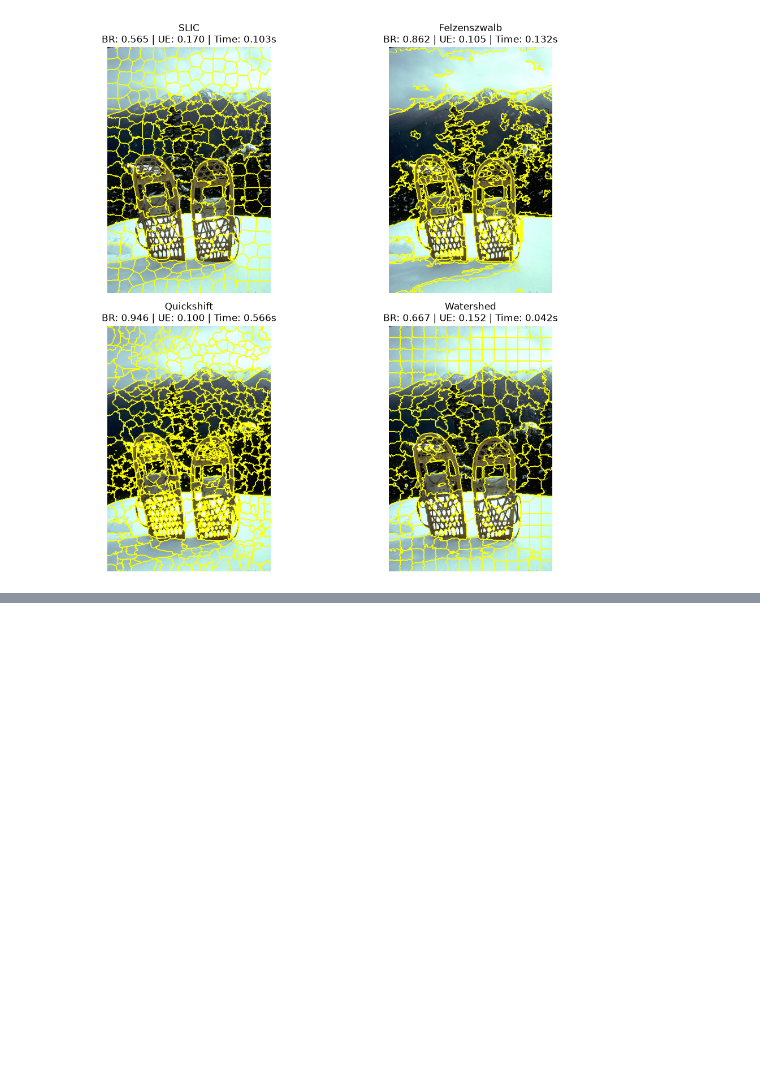
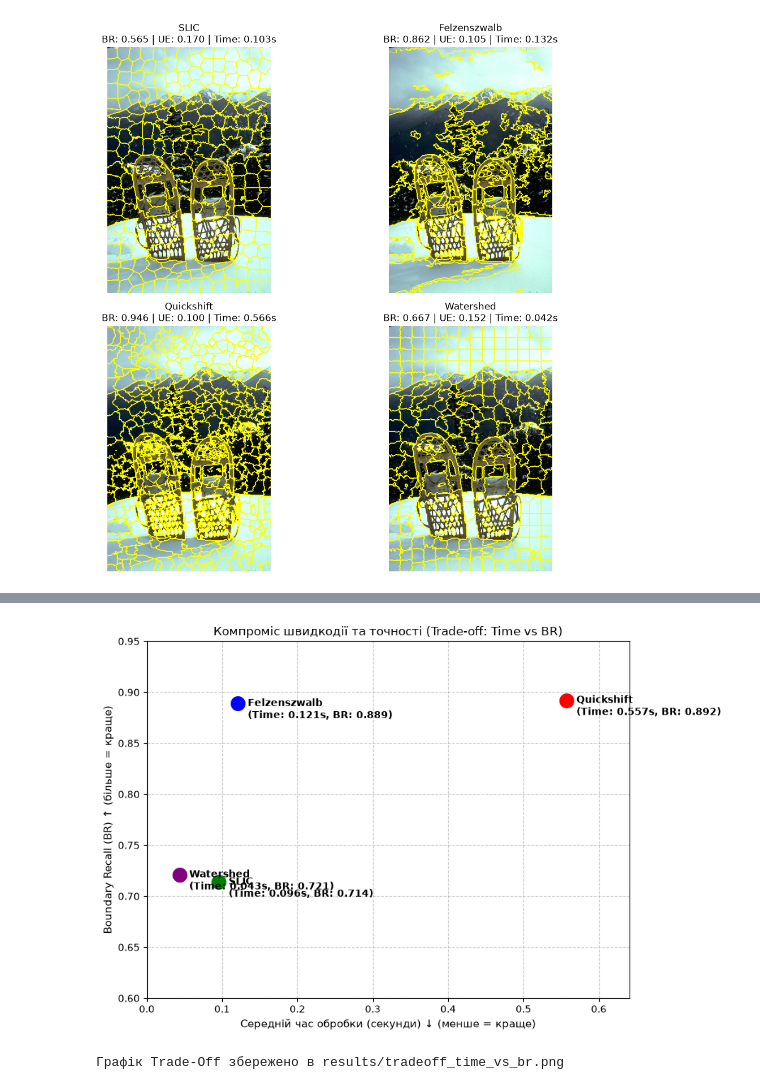
Before and after one commit to General202/Super_pixel_methods, a Jupyter notebook: main_experiments.ipynb, the cells around one changed output, grey strips where cells are left out. Drawn from its saved outputs; the diff is of its cells as text; code cells hidden in the pictures; blank space fills up the shorter version.

```diff
--- a/main_experiments.ipynb
+++ b/main_experiments.ipynb
@@ -134,0 +258,36 @@ Felzenszwalb 0.132077 0.861575 0.105485
+# %%
+import matplotlib.pyplot as plt
+import pandas as pd
+
+# Завантажуємо збережені агреговані метрики
+summary = pd.read_csv("results/summary_metrics.csv")
+
+plt.figure(figsize=(9, 6))
+
+# Побудова точки для кожного алгоритму
+colors = {'Felzenszwalb': 'blue', 'Quickshift': 'red', 'SLIC': 'green', 'Watershed': 'purple'}
+
+for idx, row in summary.iterrows():
+    algo = row['Algorithm']
+    plt.scatter(row['Mean_Time'], row['Mean_BR'], s=200, color=colors.get(algo, 'black'), label=algo, zorder=3)
+    # Додаємо підписи до точок
+    plt.annotate(
+        f"{algo}\n(Time: {row['Mean_Time']:.3f}s, BR: {row['Mean_BR']:.3f})",
+        (row['Mean_Time'], row['Mean_BR']),
+        xytext=(10, -15), textcoords='offset points', fontweight='bold'
+    )
+
+plt.title('Компроміс швидкодії та точності (Trade-off: Time vs BR)', fontsize=12)
+plt.xlabel('Середній час обробки (секунди) ↓ (менше = краще)', fontsize=11)
+plt.ylabel('Boundary Recall (BR) ↑ (більше = краще)', fontsize=11)
+plt.grid(True, linestyle='--', alpha=0.6, zorder=0)
+plt.xlim(0, max(summary['Mean_Time']) * 1.15)
+plt.ylim(0.6, 0.95)
+
+plt.tight_layout()
+plt.savefig("results/tradeoff_time_vs_br.png", dpi=300)
+plt.show()
+print("Графік Trade-Off збережено в results/tradeoff_time_vs_br.png")
+# %% [output]
+[figure, added]
+Графік Trade-Off збережено в results/tradeoff_time_vs_br.png
```
Also changed, not shown: parts of 3 cells of this notebook, 1 other file.
